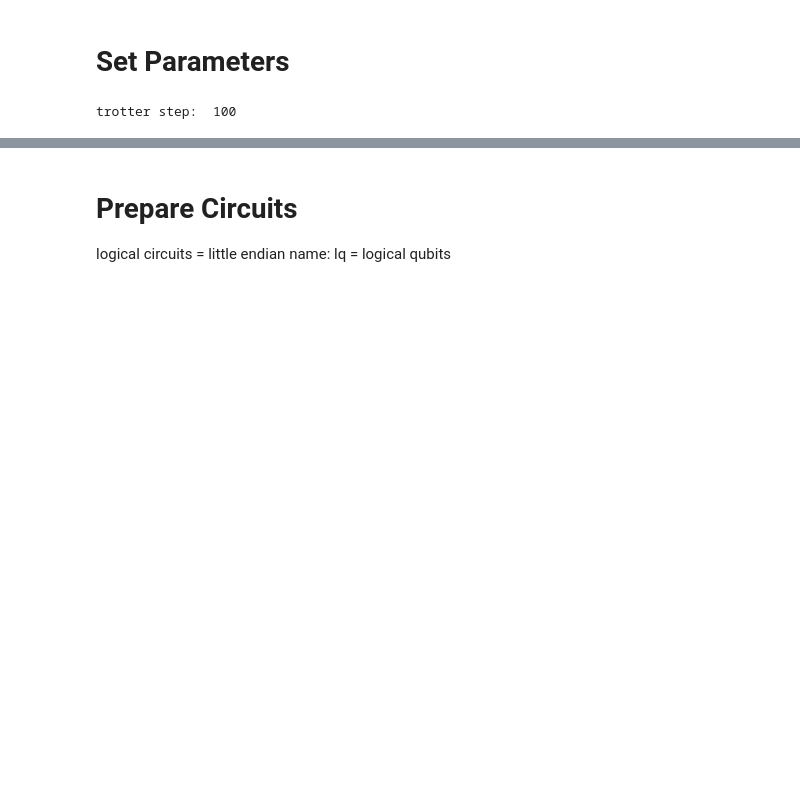
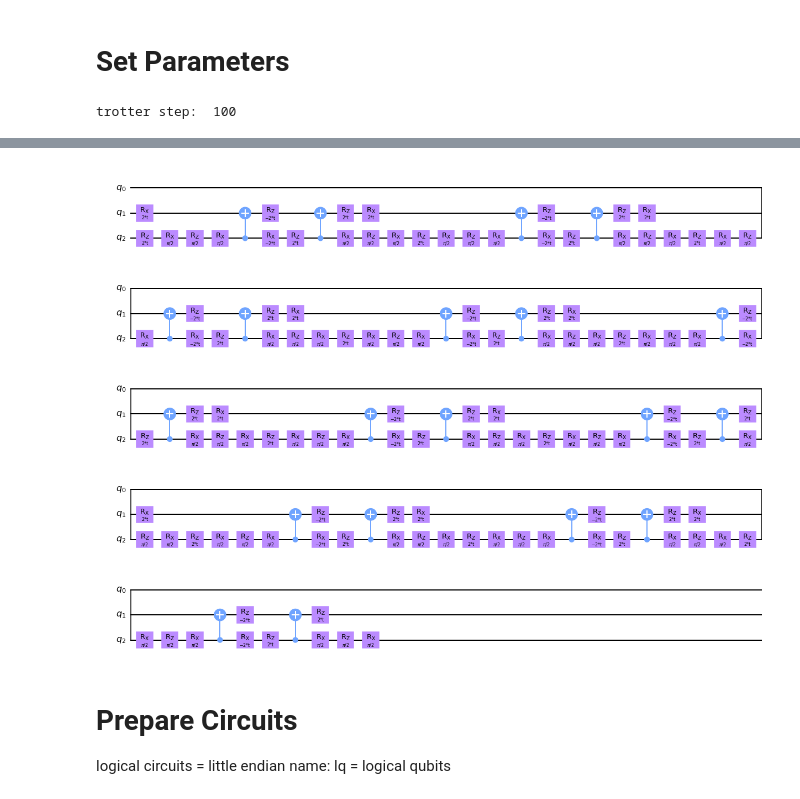
Before and after one commit to BOBO1997/osp_solutions, a Jupyter notebook: experiments/figures/100step_fake.ipynb, the cells around one changed output, grey strips where cells are left out. Saved outputs shown, nothing was run; the diff lists cells and outputs as text; code cells hidden in the pictures; blank space fills up the shorter version.

```diff
--- a/experiments/figures/100step_fake.ipynb
+++ b/experiments/figures/100step_fake.ipynb
@@ -73,3 +91,9 @@ trotter step:  100
+# %%
+tqc = transpile(tqc, optimization_level=3, basis_gates=["rx", "rz", "cx"])
+tqc = transpile(tqc, optimization_level=3, basis_gates=["rx", "rz", "cx"])
+tqc.draw("mpl")
+# %% [output]
+[figure, added]
 # %% [markdown]
 # Prepare Circuits
 
```
Also changed, not shown: parts of 6 cells of this notebook, 1 other file.
